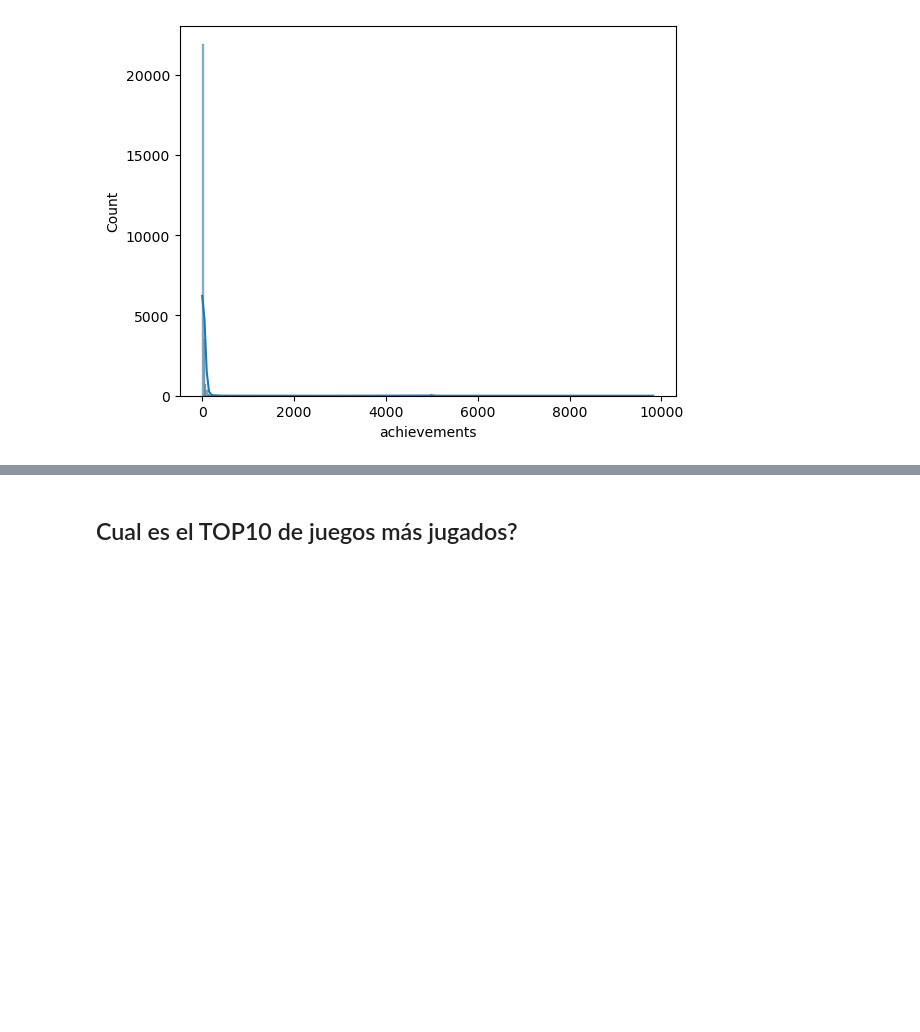
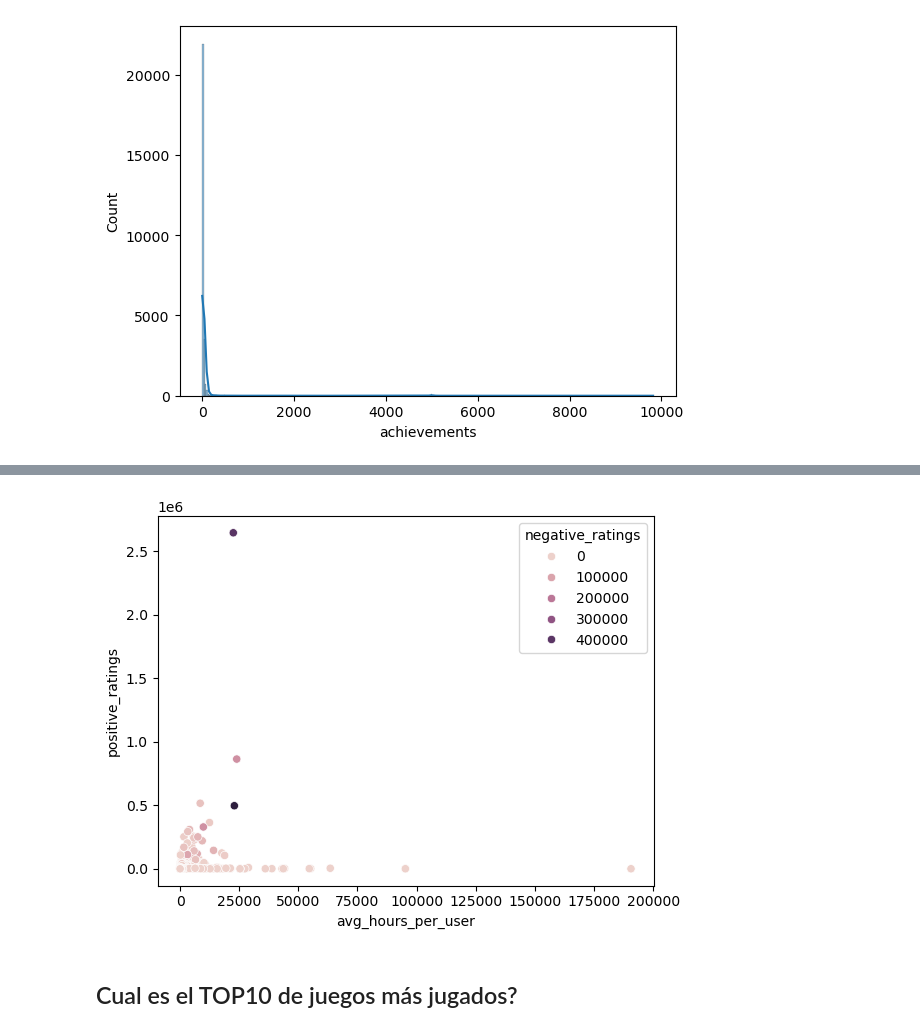
Before and after one commit to techcanto/Ejercicio-de-ciencia-de-datos, a Jupyter notebook: Cliente2/proyectoCliente2.ipynb, the cells around one changed output, grey strips where cells are left out. Cells and saved outputs as stored; diff of their text form; code cells hidden in the pictures; blank space fills up the shorter version.

```diff
--- a/Cliente2/proyectoCliente2.ipynb
+++ b/Cliente2/proyectoCliente2.ipynb
@@ -503,0 +509,5 @@ plt.show()
+# %%
+sns.scatterplot(data=df, x='avg_hours_per_user', y='positive_ratings', hue='negative_ratings')
+plt.show()
+# %% [output]
+[figure, added]
```
Also changed, not shown: parts of 3 cells of this notebook, 1 other file.
